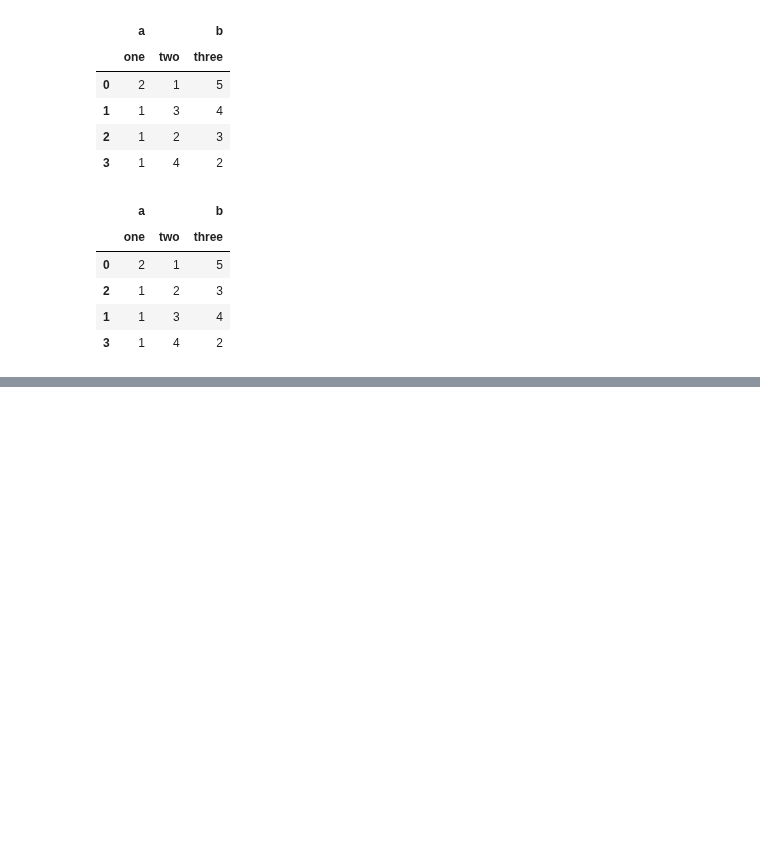
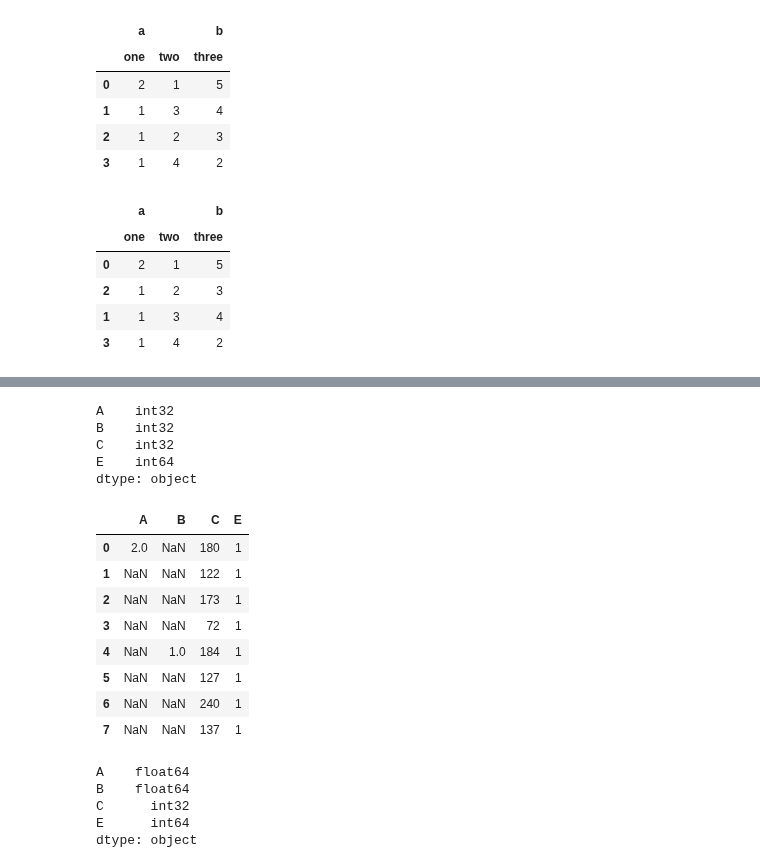
Before and after one commit to ilyak93/self-studying, a Jupyter notebook: DataEngineering/pandas/pandas_basic_functionality.ipynb, the cells around one changed output, grey strips where cells are left out. Cells and saved outputs as stored; diff of their text form; code cells hidden in the pictures; blank space fills up the shorter version.

```diff
--- a/DataEngineering/pandas/pandas_basic_functionality.ipynb
+++ b/DataEngineering/pandas/pandas_basic_functionality.ipynb
@@ -2830,0 +3339,30 @@ df1.sort_values(by=("a", "two"))
+# %%
+dfi.dtypes
+# %% [output]
+A    int32
+B    int32
+C    int32
+E    int64
+dtype: object
+# %%
+casted = dfi[dfi > 0]
+# %%
+casted
+# %% [output]
+|  | A | B | C | E |
+| 0 | 2.0 | NaN | 180 | 1 |
+| 1 | NaN | NaN | 122 | 1 |
+| 2 | NaN | NaN | 173 | 1 |
+| 3 | NaN | NaN | 72 | 1 |
+| 4 | NaN | 1.0 | 184 | 1 |
+| 5 | NaN | NaN | 127 | 1 |
+| 6 | NaN | NaN | 240 | 1 |
+| 7 | NaN | NaN | 137 | 1 |
+# %%
+casted.dtypes
+# %% [output]
+A    float64
+B    float64
+C      int32
+E      int64
+dtype: object
```
Also changed, not shown: parts of 75 cells of this notebook.
